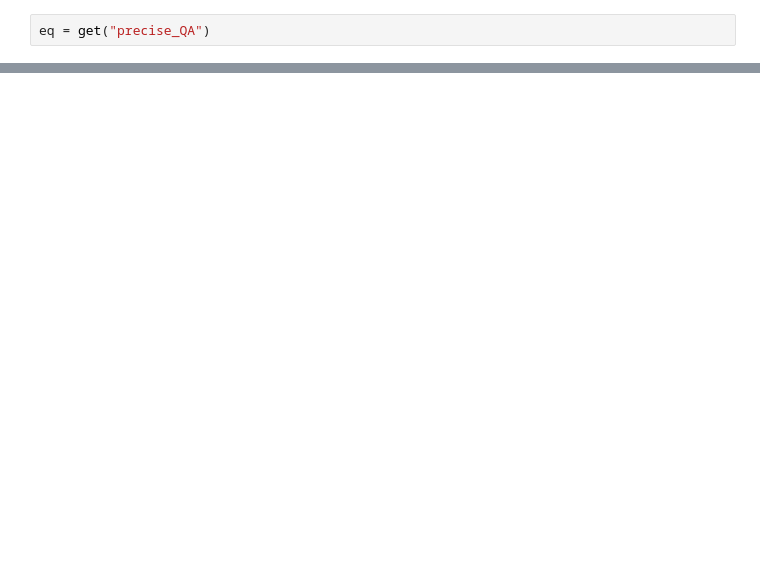
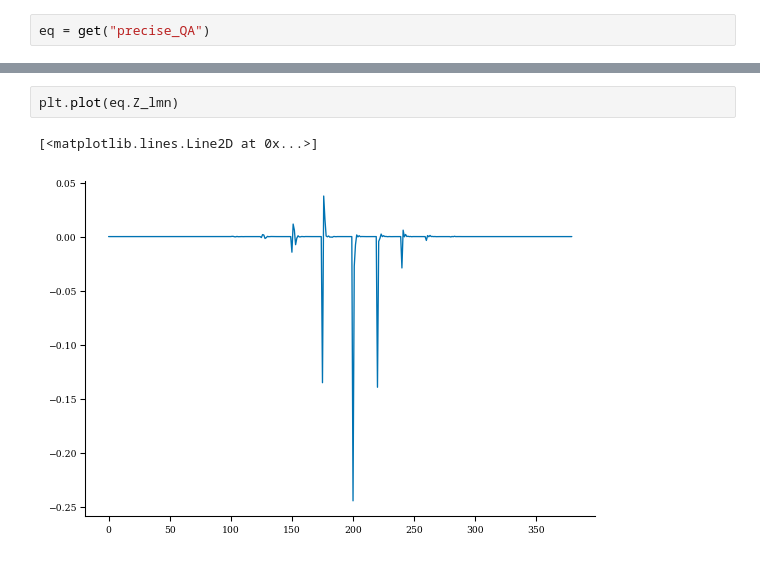
Before and after one commit to YigitElma/DEBUG-DESC, a Jupyter notebook: test-notebook.ipynb, the cells around one changed output, grey strips where cells are left out. Drawn from its saved outputs; the diff is of its cells as text; blank space fills up the shorter version.

```diff
--- a/test-notebook.ipynb
+++ b/test-notebook.ipynb
@@ -200,0 +110,5 @@ Fixed sheet current error:                                   0.000e+00  -->   0.
+# %%
+plt.plot(eq.Z_lmn)
+# %% [output]
+[<matplotlib.lines.Line2D at 0x...>]
+[figure, added]
```
Also changed, not shown: parts of 19 cells of this notebook, 51 other files.
